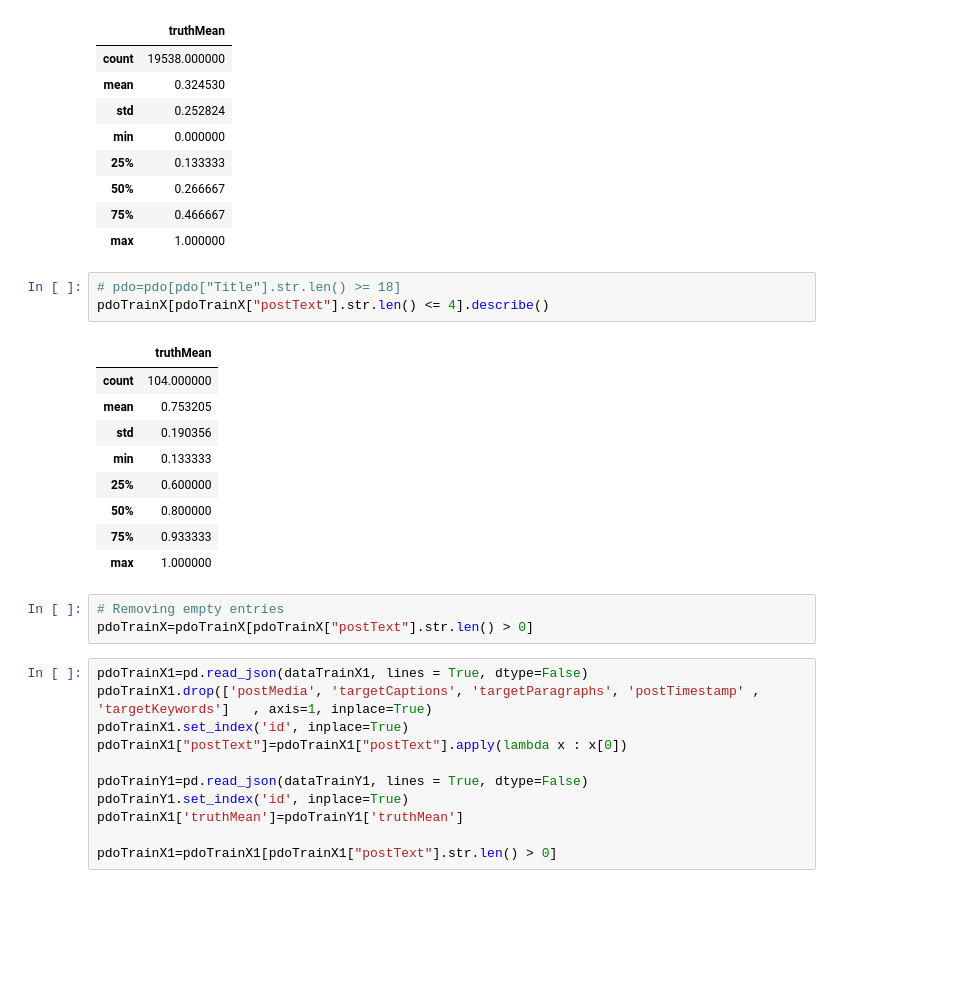
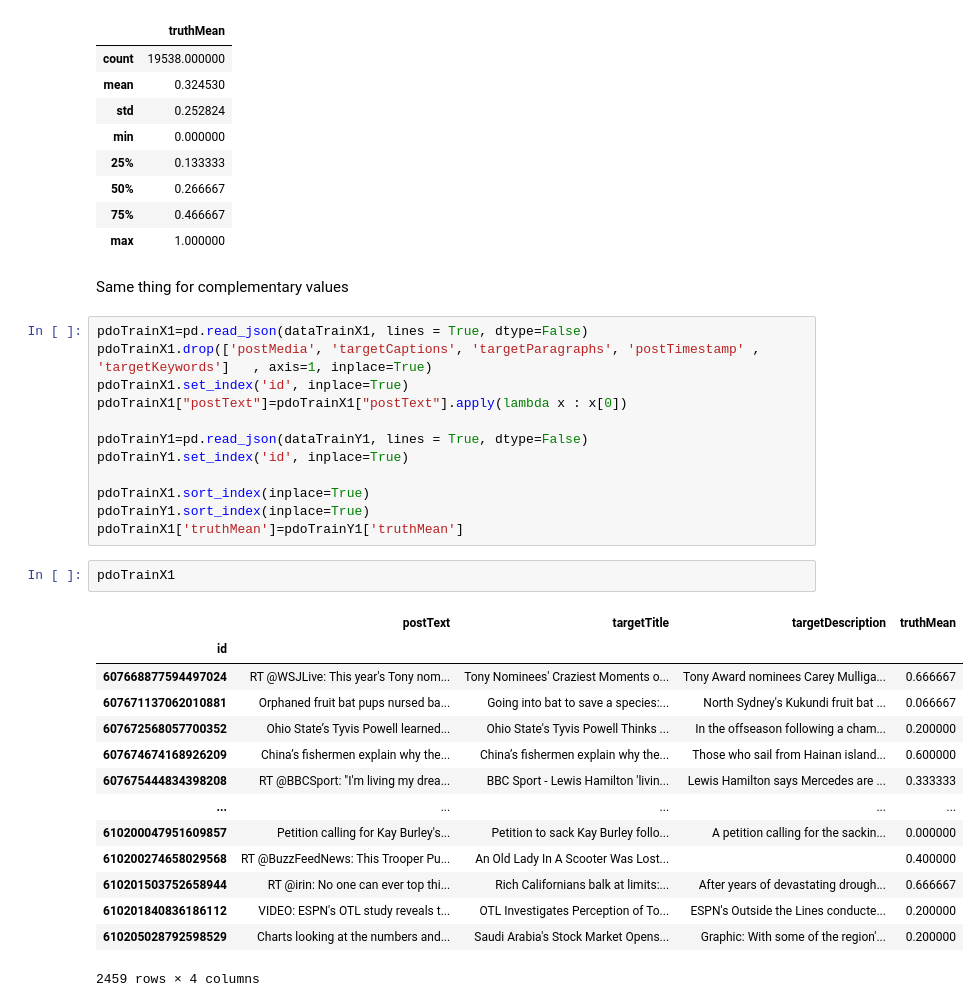
Before and after one commit to caush/Clickbait, a Jupyter notebook: OriginalToCurated.ipynb, the cells around one changed output. Drawn from its saved outputs; the diff is of its cells as text; blank space fills up the shorter version.

```diff
--- a/OriginalToCurated.ipynb
+++ b/OriginalToCurated.ipynb
@@ -175,22 +163,8 @@ pdoTrainX.describe()
 | 50% | 0.266667 |
 | 75% | 0.466667 |
 | max | 1.000000 |
-# %%
-# pdo=pdo[pdo["Title"].str.len() >= 18]
-pdoTrainX[pdoTrainX["postText"].str.len() <= 4].describe()
-# %% [output]
-|  | truthMean |
-| count | 104.000000 |
-| mean | 0.753205 |
-| std | 0.190356 |
-| min | 0.133333 |
-| 25% | 0.600000 |
-| 50% | 0.800000 |
-| 75% | 0.933333 |
-| max | 1.000000 |
-# %%
-# Removing empty entries
-pdoTrainX=pdoTrainX[pdoTrainX["postText"].str.len() > 0]
+# %% [markdown]
+Same thing for complementary values
 # %%
 pdoTrainX1=pd.read_json(dataTrainX1, lines = True, dtype=False)
 pdoTrainX1.drop(['postMedia', 'targetCaptions', 'targetParagraphs', 'postTimestamp' , 'targetKeywords']	, axis=1, inplace=True)
@@ -199,7 +173,25 @@ pdoTrainX1["postText"]=pdoTrainX1["postText"].apply(lambda x : x[0])
 
 pdoTrainY1=pd.read_json(dataTrainY1, lines = True, dtype=False)
 pdoTrainY1.set_index('id', inplace=True)
+
+pdoTrainX1.sort_index(inplace=True)
+pdoTrainY1.sort_index(inplace=True)
 pdoTrainX1['truthMean']=pdoTrainY1['truthMean']
-
-pdoTrainX1=pdoTrainX1[pdoTrainX1["postText"].str.len() > 0]
+# %%
+pdoTrainX1
+# %% [output]
+|  | postText | targetTitle | targetDescription | truthMean |
+| id |  |  |  |  |
+| 607668877594497024 | RT @WSJLive: This year's Tony nom... | Tony Nominees' Craziest Moments o... | Tony Award nominees Carey Mulliga... | 0.666667 |
+| 607671137062010881 | Orphaned fruit bat pups nursed ba... | Going into bat to save a species:... | North Sydney's Kukundi fruit bat ... | 0.066667 |
+| 607672568057700352 | Ohio State’s Tyvis Powell learned... | Ohio State's Tyvis Powell Thinks ... | In the offseason following a cham... | 0.200000 |
+| 607674674168926209 | China’s fishermen explain why the... | China’s fishermen explain why the... | Those who sail from Hainan island... | 0.600000 |
+| 607675444834398208 | RT @BBCSport: "I'm living my drea... | BBC Sport - Lewis Hamilton 'livin... | Lewis Hamilton says Mercedes are ... | 0.333333 |
+| ... | ... | ... | ... | ... |
+| 610200047951609857 | Petition calling for Kay Burley's... | Petition to sack Kay Burley follo... | A petition calling for the sackin... | 0.000000 |
+| 610200274658029568 | RT @BuzzFeedNews: This Trooper Pu... | An Old Lady In A Scooter Was Lost... |  | 0.400000 |
+| 610201503752658944 | RT @irin: No one can ever top thi... | Rich Californians balk at limits:... | After years of devastating drough... | 0.666667 |
+| 610201840836186112 | VIDEO: ESPN's OTL study reveals t... | OTL Investigates Perception of To... | ESPN's Outside the Lines conducte... | 0.200000 |
+| 610205028792598529 | Charts looking at the numbers and... | Saudi Arabia's Stock Market Opens... | Graphic: With some of the region'... | 0.200000 |
+2459 rows × 4 columns
 # %%
```
Also changed, not shown: parts of 20 cells of this notebook, 6 other files.
